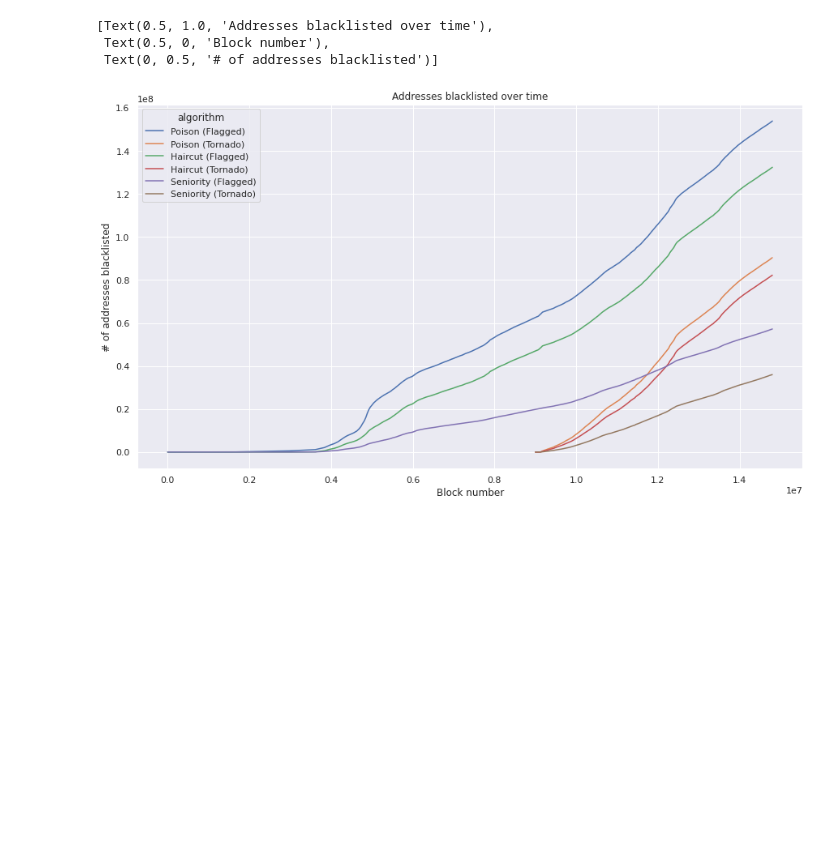
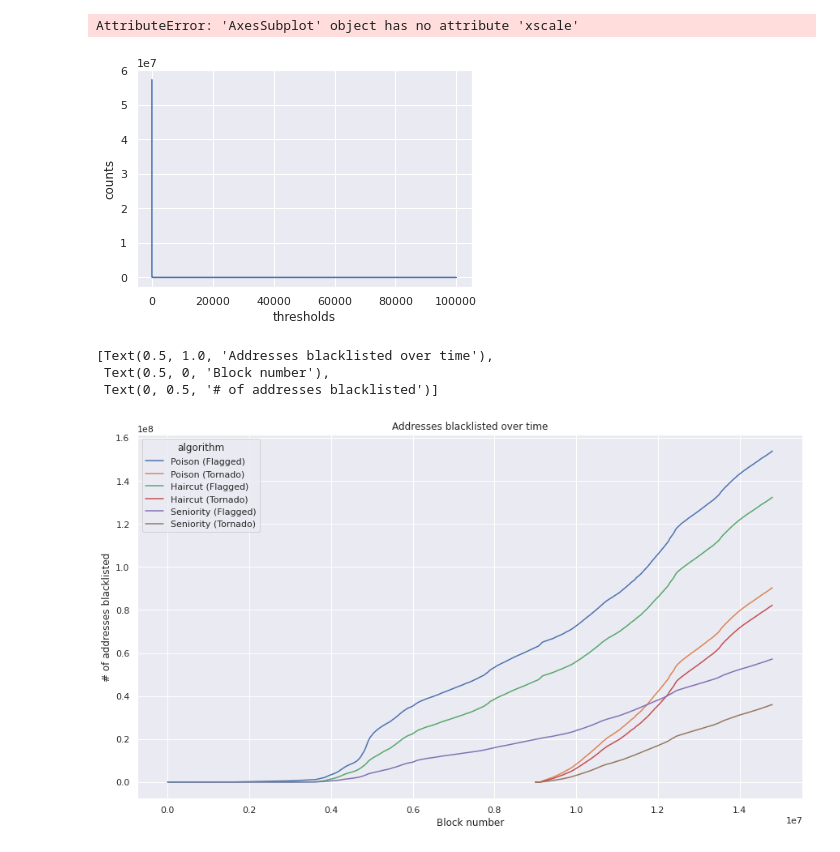
Before and after one commit to ethereum-aml-tool/indago, a Jupyter notebook: notebooks/blacklist_results.ipynb, the cells around one changed output. Cells and saved outputs as stored; diff of their text form; code cells hidden in the pictures; blank space fills up the shorter version.

Commit message:
rdy for threshold run

```diff
--- a/notebooks/blacklist_results.ipynb
+++ b/notebooks/blacklist_results.ipynb
@@ -2 +5,7 @@
 RESULT_DIR = '/media/ponbac/BigHDD/ethereum'
+# %%
+known_addresses = pd.read_csv(f'{RESULT_DIR}/known-addresses.csv')
+
+flagged: pd.DataFrame = known_addresses[known_addresses.legitimacy == 0]
+print(f'found {len(flagged)} addresses flagged as illegitimate.')
+pre_flagged = len(flagged)
@@ -42,3 +343,27 @@ seniority_tornado_rundata['algorithm'] = 'Seniority (Tornado)'
+# %%
+import seaborn as sns
+
+# Set the style and color palette
+sns.set(style="darkgrid")
+
+# Create a list of thresholds
+thresholds = [0, 0.1, 0.5, 1, 2, 5, 10, 50, 100, 500, 1000, 5000, 10000, 50000, 100000]
+
+# Create a list of counts for each threshold
+counts = [count_0, count_01, count_05, count_1, count_2, count_5, count_10, count_50, count_100, count_500, count_1000, count_5000, count_10000, count_50000, count_100000]
+
+data = pd.DataFrame({'thresholds': thresholds, 'counts': counts})
+
+# Plot the data with log scaling
+plt = sns.lineplot(x="thresholds", y="counts", data=data)
+plt.xscale('log')
+plt.yscale('log')
+
+# Show the plot
+plt.show()
+# %% [output]
+AttributeError: 'AxesSubplot' object has no attribute 'xscale'
+[figure, added]
 # %%
 import seaborn as sns
 import pandas as pd
```
Also changed, not shown: parts of 5 cells of this notebook, 3 other files.
